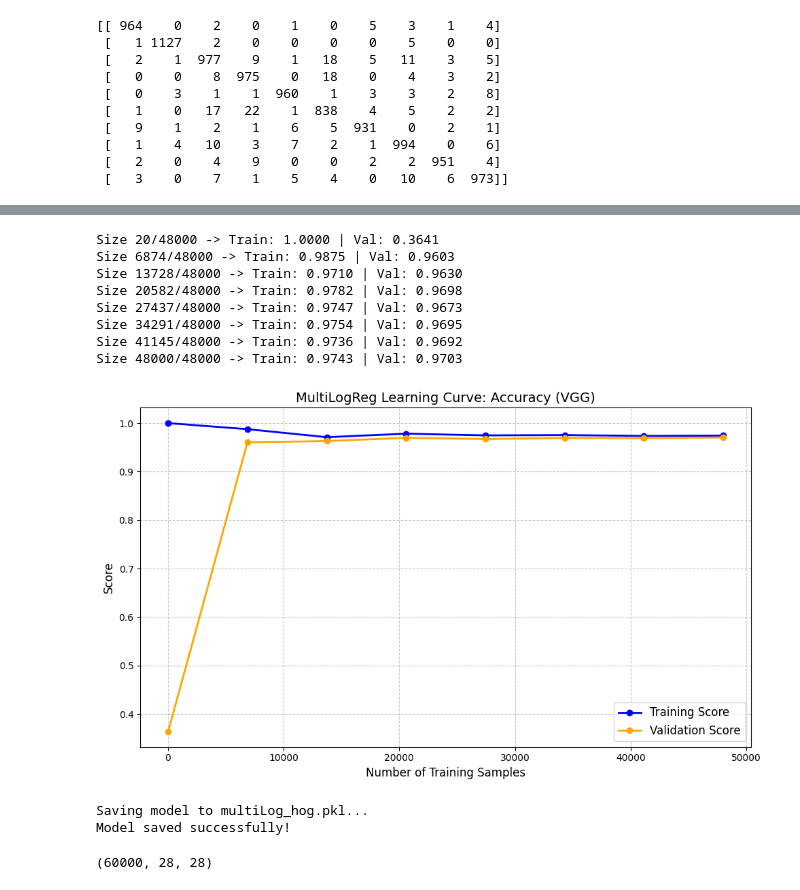
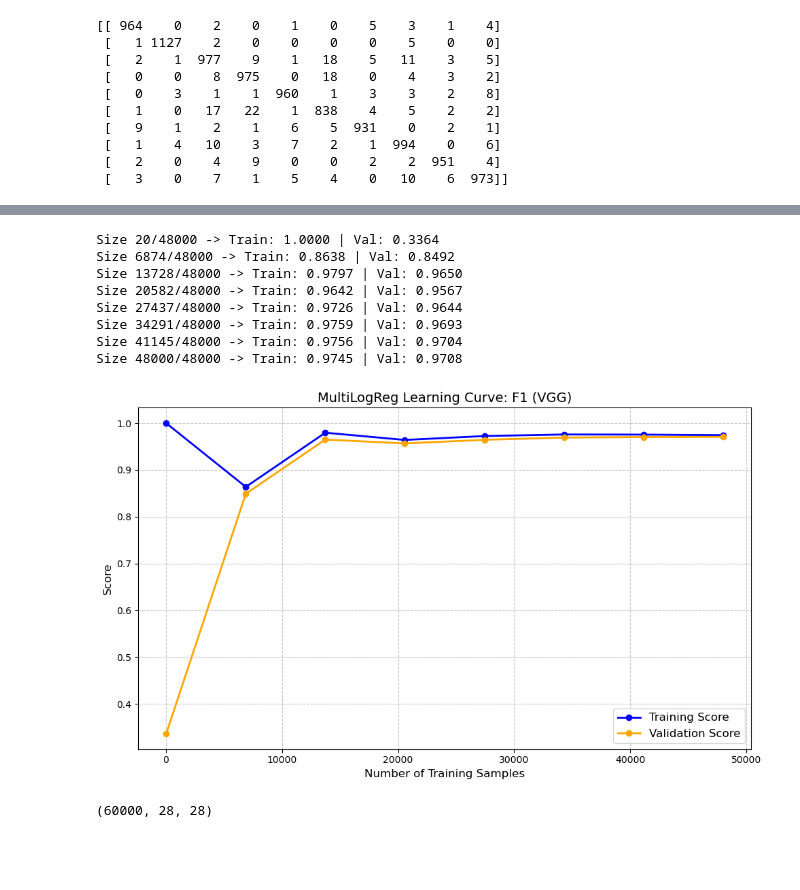
Before and after one commit to adhamthearray/Machine-Learning-Number-Classification_MNIST, a Jupyter notebook: Multi.ipynb, the cells around one changed output, grey strips where cells are left out. Saved outputs shown, nothing was run; the diff lists cells and outputs as text; code cells hidden in the pictures; blank space fills up the shorter version.

```diff
--- a/Multi.ipynb
+++ b/Multi.ipynb
@@ -647,16 +604,12 @@ import numpy as np
 from LogisticRegresssion.LogisticRegression import MultiLogReg
 from sklearn.metrics import classification_report
 
-x_train_vgg_log = np.load(r"D:\Moaz\Saphone\ML\Machine-Learning-Number-Classification_MNIST\vgg16_gap_train.npz\X.npy")
-y_train_vgg_log = np.load(r"D:\Moaz\Saphone\ML\Machine-Learning-Number-Classification_MNIST\vgg16_gap_train.npz\y.npy")
 
-x_test_vgg_log = np.load(r"D:\Moaz\Saphone\ML\Machine-Learning-Number-Classification_MNIST\vgg16_gap_test.npz\X.npy")
-y_test_vgg_log = np.load(r"D:\Moaz\Saphone\ML\Machine-Learning-Number-Classification_MNIST\vgg16_gap_test.npz\y.npy")
 
 finalLog = MultiLogReg(max_iterations=1000, learning_rate=0.1, class_weight=None, reg_eqn='L2', reg_param=10, random_state=42)
 
-finalLog.fit(x_train_vgg_log, y_train_vgg_log)
-finalLog_preds = finalLog.predict(x_test_vgg_log)
+finalLog.fit(X_train_vgg, y_train_O)
+finalLog_preds = finalLog.predict(X_test_vgg)
 
-print(classification_report(y_test_vgg_log, finalLog_preds))
+print(classification_report2(y_test, finalLog_preds))
 # %% [output]
@@ -696,15 +648,15 @@ print(confusion_matrix(y_test_vgg_log, finalLog_preds))
 # %%
 from sklearn.metrics import accuracy_score
 
-X_train1 = X_train_HOG[:48000]
-y_train1 = y_train[:48000]
-X_val1 = X_train_HOG[48000:]
-y_val1 = y_train[48000:]
-
+X_train1 , X_val1 , y_train1 , y_val1 = train_test_split(
+    X_train_HOG, y_train_O,
+    test_size=0.2,
+    random_state=42
+)
 
 
 def train_multilogreg_hog(X_subset, y_subset):
-    model = MultiLogReg(max_iterations=500, learning_rate=0.5, class_weight=None, reg_eqn='L2', reg_param=1.0, random_state=42)
+    model = MultiLogReg(max_iterations=1000, learning_rate=0.5, class_weight=None, reg_eqn='L1', reg_param=0.1, random_state=42)
     model.fit(X_subset, y_subset)
     return model
 
@@ -713,7 +665,7 @@ def predict_multilogreg(model, X):
     return model.predict(X)
 
 def metric_acc(y_true, y_pred):
-    return accuracy_score(y_true, y_pred)
+    return accuracy_score2(y_true, y_pred)
 
 
 subset_sizes_acc, train_trends_acc, val_trends_acc = analysis_curves(
@@ -723,8 +675,8 @@ subset_sizes_acc, train_trends_acc, val_trends_acc = analysis_curves(
     y_val=y_val1,
     train_fn=train_multilogreg_hog,
     predict_fn=predict_multilogreg,
-    metric_fn=metric_acc,
+    metric_fn=metric_f1_macro,
     num_steps=8,
-    title="MultiLogReg Learning Curve: Accuracy (HOG)"
+    title="MultiLogReg Learning Curve: F1 (HOG)"
 )
 # %% [output]
@@ -745,49 +692,47 @@ KeyboardInterrupt:
 # %%
-X_train2 = x_train_vgg_log[:48000]
-y_train2 = y_train_vgg_log[:48000]
-X_val2 = x_train_vgg_log[48000:]
-y_val2 = y_train_vgg_log[48000:]
+X_train2 , X_val2 , y_train2 , y_val2 = train_test_split(
+    X_train_vgg, y_train_O,
+    test_size=0.2,
+    random_state=42
+)
 
 def train_multilogreg_vgg(X_subset, y_subset):
     model = MultiLogReg(max_iterations=1000, learning_rate=0.1, class_weight=None, reg_eqn='L2', reg_param=10, random_state=42)
     model.fit(X_subset, y_subset)
     return model
 
 def predict_multilogreg(model, X):
     return model.predict(X)
 
 def metric_acc(y_true, y_pred):
-    return accuracy_score(y_true, y_pred)
+    return accuracy_score2(y_true, y_pred)
 
 subset_sizes_f1, train_trends_f1, val_trends_f1 = analysis_curves(
     X_train=X_train2,
     y_train=y_train2,
     X_val=X_val2,
     y_val=y_val2,
     train_fn=train_multilogreg_vgg,
     predict_fn=predict_multilogreg,
-    metric_fn=metric_acc,
+    metric_fn=metric_f1_macro,
     num_steps=8,
-    title="MultiLogReg Learning Curve: Accuracy (VGG)"
+    title="MultiLogReg Learning Curve: F1 (VGG)"
 )
 # %% [output]
-Size 20/48000 -> Train: 1.0000 | Val: 0.3641
-Size 6874/48000 -> Train: 0.9875 | Val: 0.9603
-Size 13728/48000 -> Train: 0.9710 | Val: 0.9630
-Size 20582/48000 -> Train: 0.9782 | Val: 0.9698
-Size 27437/48000 -> Train: 0.9747 | Val: 0.9673
-Size 34291/48000 -> Train: 0.9754 | Val: 0.9695
-Size 41145/48000 -> Train: 0.9736 | Val: 0.9692
-Size 48000/48000 -> Train: 0.9743 | Val: 0.9703
+Size 20/48000 -> Train: 1.0000 | Val: 0.3364
+Size 6874/48000 -> Train: 0.8638 | Val: 0.8492
+Size 13728/48000 -> Train: 0.9797 | Val: 0.9650
+Size 20582/48000 -> Train: 0.9642 | Val: 0.9567
+Size 27437/48000 -> Train: 0.9726 | Val: 0.9644
+Size 34291/48000 -> Train: 0.9759 | Val: 0.9693
+Size 41145/48000 -> Train: 0.9756 | Val: 0.9704
+Size 48000/48000 -> Train: 0.9745 | Val: 0.9708
-[figure, old version]
+[figure, new version]
 # %%
-import pickle
-model_filename = 'multiLog_hog.pkl'
-print(f"\nSaving model to {model_filename}...")
-with open(model_filename, 'wb') as file:
-    pickle.dump(hogLog, file)
-print("Model saved successfully!")
+# import pickle
+# model_filename = 'multiLog_hog.pkl'
+# print(f"\nSaving model to {model_filename}...")
+# with open(model_filename, 'wb') as file:
+#     pickle.dump(hogLog, file)
+# print("Model saved successfully!")
-# %% [output]
-Saving model to multiLog_hog.pkl...
-Model saved successfully!
 # %%
```
Also changed, not shown: parts of 34 cells of this notebook, 27 other files.
